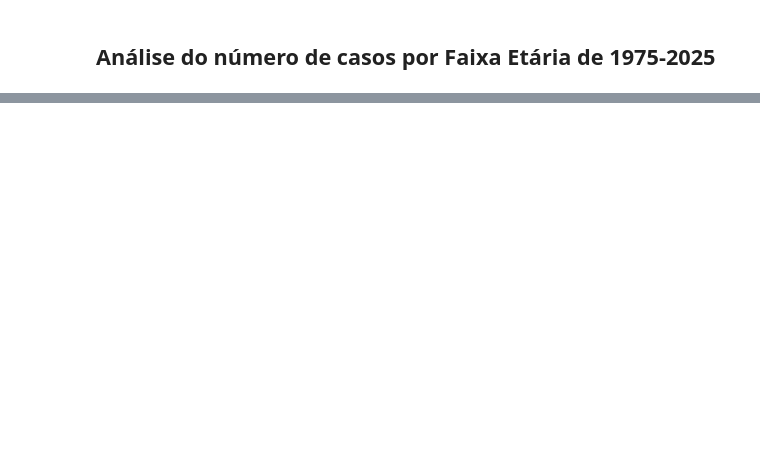
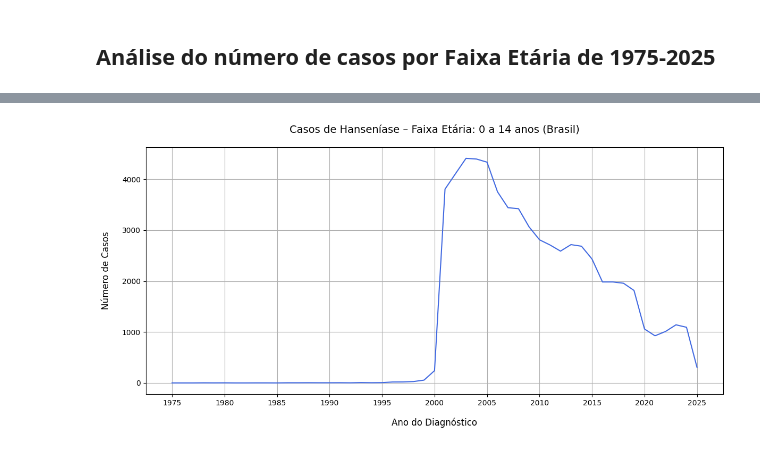
Before and after one commit to keyscarvalho/hanseniase_brasil, a Jupyter notebook: analises.ipynb, the cells around one changed output, grey strips where cells are left out. Cells and saved outputs as stored; diff of their text form; code cells hidden in the pictures; blank space fills up the shorter version.

```diff
--- a/analises.ipynb
+++ b/analises.ipynb
@@ -174,2 +164,9 @@ plt.tight_layout()
 # %% [markdown]
 ## Análise do número de casos por Faixa Etária de 1975-2025
+# %%
+# carregando dataset
+df = pd.read_csv('data/faixa_etaria.csv'
+                 ,encoding='latin1'
+                 , sep=';'
+                 , skiprows=3, skipfooter=18, engine='python')
+df.head()
@@ -175,0 +215,18 @@ plt.tight_layout()
+# %%
+# visualização de total de casos por faixa etária de 0-14 anos
+plt.figure(figsize=(12, 6))
+
+sns.lineplot(data=df, x='ano_diagnostico', y='0-14', color='royalblue')
+
+plt.title('Casos de Hanseníase – Faixa Etária: 0 a 14 anos (Brasil)', fontsize=14, pad=20)
+plt.xlabel('Ano do Diagnóstico', fontsize=12, labelpad=15)
+plt.ylabel('Número de Casos', fontsize=12, labelpad=15)
+
+# pular anos de 5 em 5 no eixo x para melhor visualização
+plt.gca().xaxis.set_major_locator(ticker.MultipleLocator(5))
+
+plt.grid(True)
+plt.tight_layout()
+plt.gca().invert_yaxis()
+# %% [output]
+[figure, added]
```
Also changed, not shown: parts of 24 cells of this notebook.
